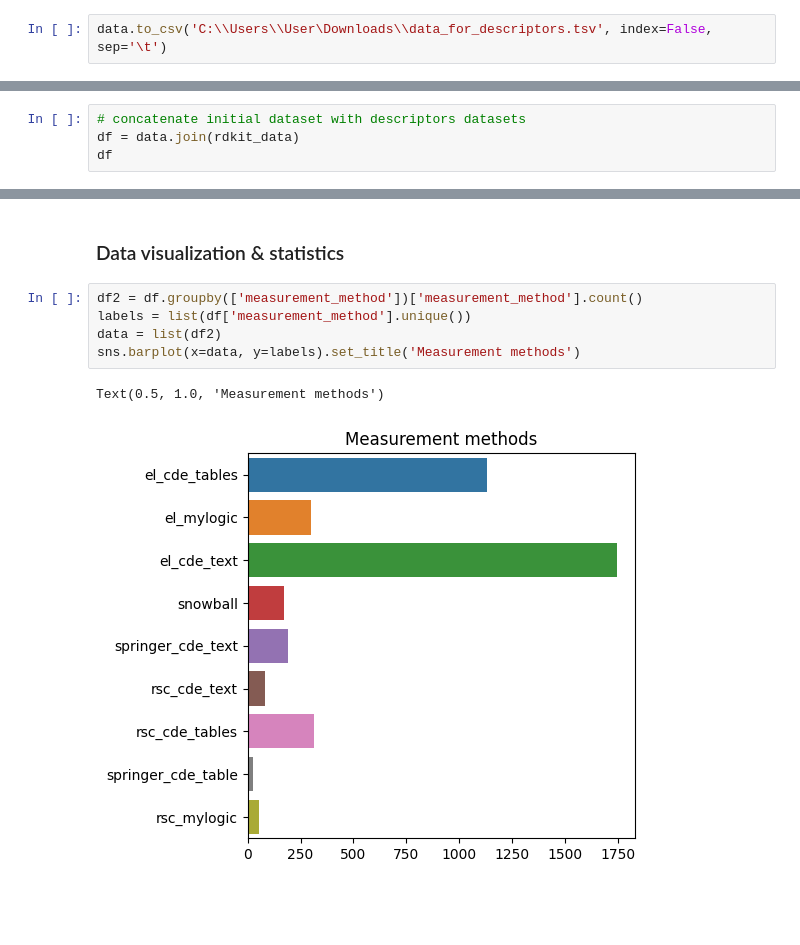
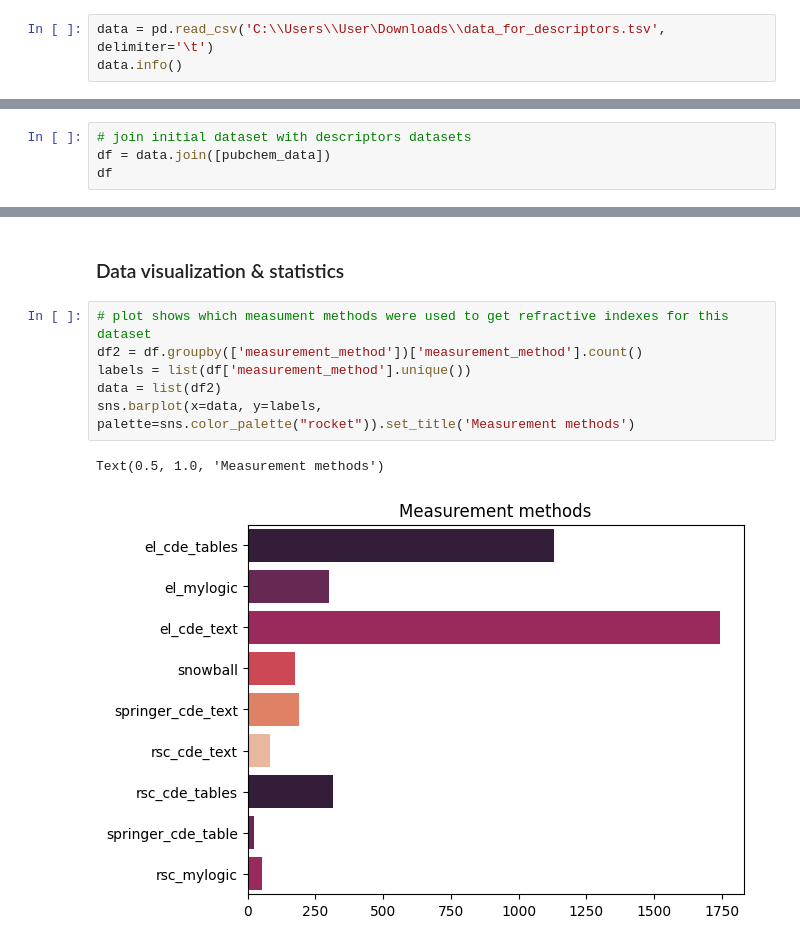
Before and after one commit to AsyaOrlova/ChemAlgorithmsCourse, a Jupyter notebook: hw_1.ipynb, the cells around one changed output, grey strips where cells are left out. Saved outputs shown, nothing was run; the diff lists cells and outputs as text; blank space fills up the shorter version.

```diff
--- a/hw_1.ipynb
+++ b/hw_1.ipynb
@@ -414,4 +419,5 @@ data.loc[736, 'normalised_name'] = 'CCCC[Sn](CCCC)(CCCC)O[Sn](CCCC)(CCCC)CCCC'
 data.loc[1820, 'normalised_name'] = 'CCCC[Sn](CCCC)(CCCC)O[Sn](CCCC)(CCCC)CCCC'
 data.drop(labels=[536, 614], axis=0, inplace=True) # delete two rows because SMILES can not be corrected
 # %%
-data.to_csv('C:\\Users\\User\Downloads\\data_for_descriptors.tsv', index=False, sep='\t')
+data = pd.read_csv('C:\\Users\\User\Downloads\\data_for_descriptors.tsv', delimiter='\t')
+data.info()
@@ -559,8 +595,8 @@ pd.read_csv('C:\\Users\\User\Downloads\\padel_data.csv')
 | 3 | 0 | 17.07193 | 17 | 7 | 10 | 0 | 5 | 0 | 2 | 0 | ... | ... |
 4 rows × 772 columns
 # %%
-# concatenate initial dataset with descriptors datasets
-df = data.join(rdkit_data)
+# join initial dataset with descriptors datasets
+df = data.join([pubchem_data])
 df
 # %% [output]
 |  | index | DOI | Date | Journal | Title | Name | measurement_error | measurement_wavelength | ... |
@@ -581,10 +633,11 @@ df
 # %% [markdown]
 ### Data visualization & statistics
 # %%
+# plot shows which measument methods were used to get refractive indexes for this dataset
 df2 = df.groupby(['measurement_method'])['measurement_method'].count()
 labels = list(df['measurement_method'].unique())
 data = list(df2)
-sns.barplot(x=data, y=labels).set_title('Measurement methods')
+sns.barplot(x=data, y=labels, palette=sns.color_palette("rocket")).set_title('Measurement methods')
 # %% [output]
 Text(0.5, 1.0, 'Measurement methods')
-[figure, old version]
+[figure, new version]
```
Also changed, not shown: parts of 28 cells of this notebook, 2 other files.
